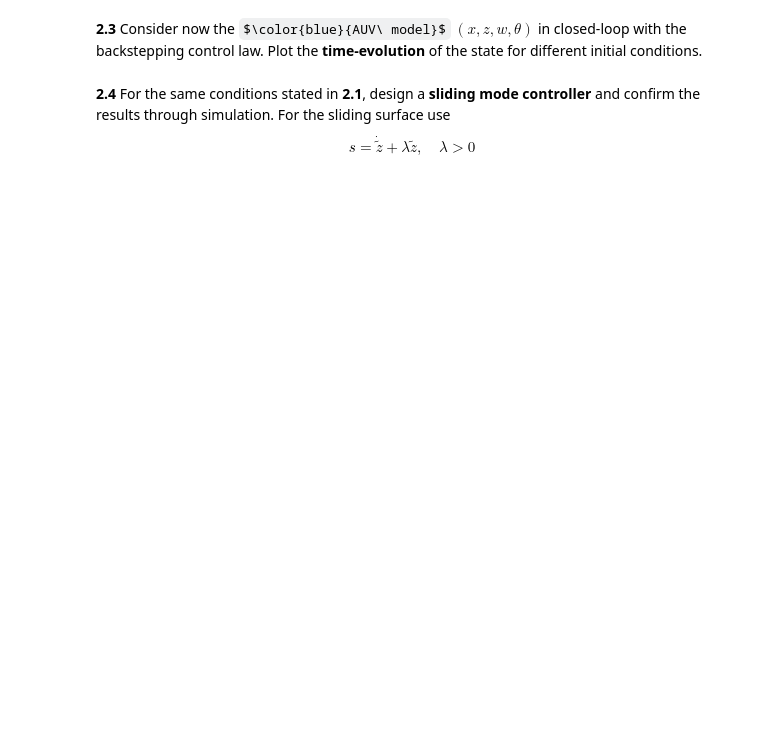
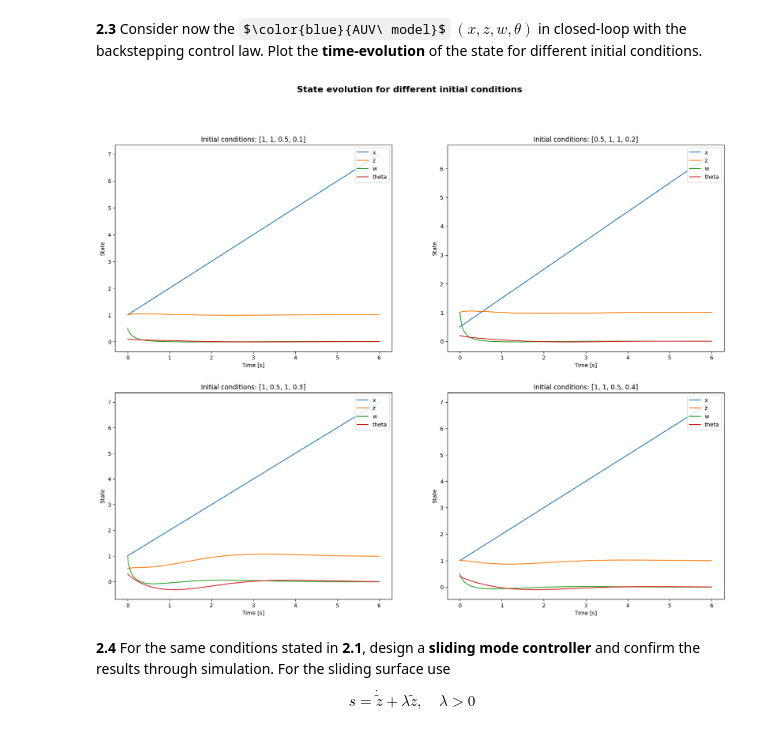
Before and after one commit to TiagoClaro02/ControlAndOptimization, a Jupyter notebook: CO_project1and2.ipynb, the cells around one changed output. Drawn from its saved outputs; the diff is of its cells as text; code cells hidden in the pictures; some formulas as TeX source; blank space fills up the shorter version.

```diff
--- a/CO_project1and2.ipynb
+++ b/CO_project1and2.ipynb
@@ -685,6 +732,61 @@ Confirm the results through simulation by plotting the **time-evolution** of the
 **2.3**
 Consider now the $\color{blue}{AUV\ model}$ $(x,z,w,\theta)$ in closed-loop with the backstepping control law.
 Plot the **time-evolution** of the state  for different initial conditions.
+# %%
+# Constants
+vd = 1
+d1 = -3
+d2 = -12
+m = 0.9
+zd = 1
+k1 = 1
+k2 = 1
+
+# Define the AUV model and control law
+def auv_model(state, t):
+	x = state[0]
+	z = state[1]
+	w = state[2]
+	theta = state[3]
+
+	z_tilde = z - zd
+
+	q = z_tilde - k2*(np.tan(theta) - z_tilde *k1) - k1 * vd * np.tan(theta) * np.cos(theta)**2
+
+	dxdt = vd
+	dzdt = -vd*np.tan(theta) + w/np.cos(theta)
+	dwdt = d1*w + d2*w*abs(w) + m*(vd/np.cos(theta) - w*np.tan(theta))*q
+	dthetadt = q
+
+	return np.array([dxdt, dzdt, dwdt, dthetadt])
+
+# Define the time points where the solution is computed
+t = np.linspace(0, 6, 1000)
+
+# Define different initial conditions
+initial_conditions = [[1, 1, 0.5, 0.1], [0.5, 1, 1, 0.2], [1, 0.5, 1, 0.3], [1, 1, 0.5, 0.4]]
+
+# Plot the results in 4 plots
+
+fig, axs = plt.subplots(2, 2, figsize=(20, 15))
+
+fig.suptitle('State evolution for different initial conditions', fontsize=16, fontweight='bold')
+
+for i in range(4):
+	state = initial_conditions[i]
+	states = integrate.odeint(auv_model, state, t, full_output=False)
+	axs[i//2, i%2].plot(t, states[:,0], label='x')
+	axs[i//2, i%2].plot(t, states[:,1], label='z')
+	axs[i//2, i%2].plot(t, states[:,2], label='w')
+	axs[i//2, i%2].plot(t, states[:,3], label='theta')
+	axs[i//2, i%2].set_xlabel('Time [s]')
+	axs[i//2, i%2].set_ylabel('State')
+	axs[i//2, i%2].set_title('Initial conditions: ' + str(state))
+	axs[i//2, i%2].legend(loc='upper right')
+
+plt.show()
+# %% [output]
+[figure, added]
 # %% [markdown]
 **2.4**
 For the same conditions stated in **2.1**, design a **sliding mode controller** and confirm the results through simulation.
```
Also changed, not shown: parts of 14 cells of this notebook.
